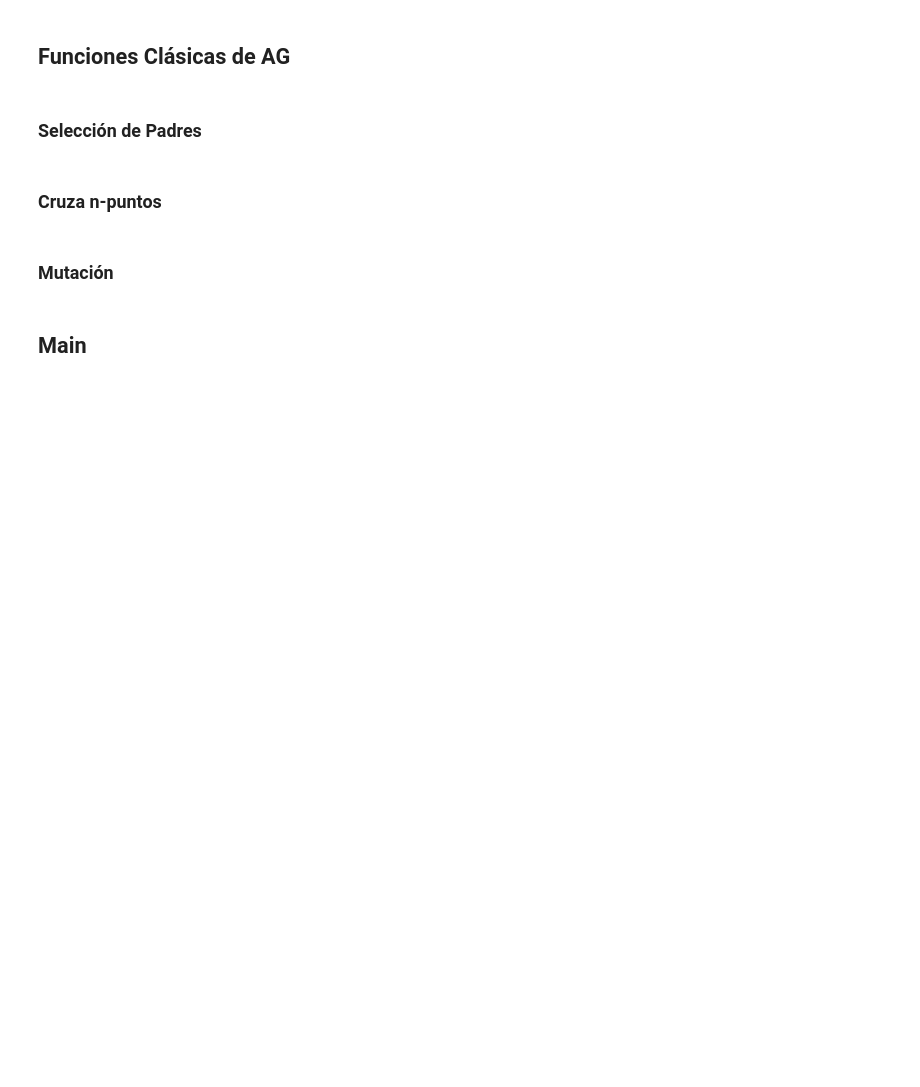
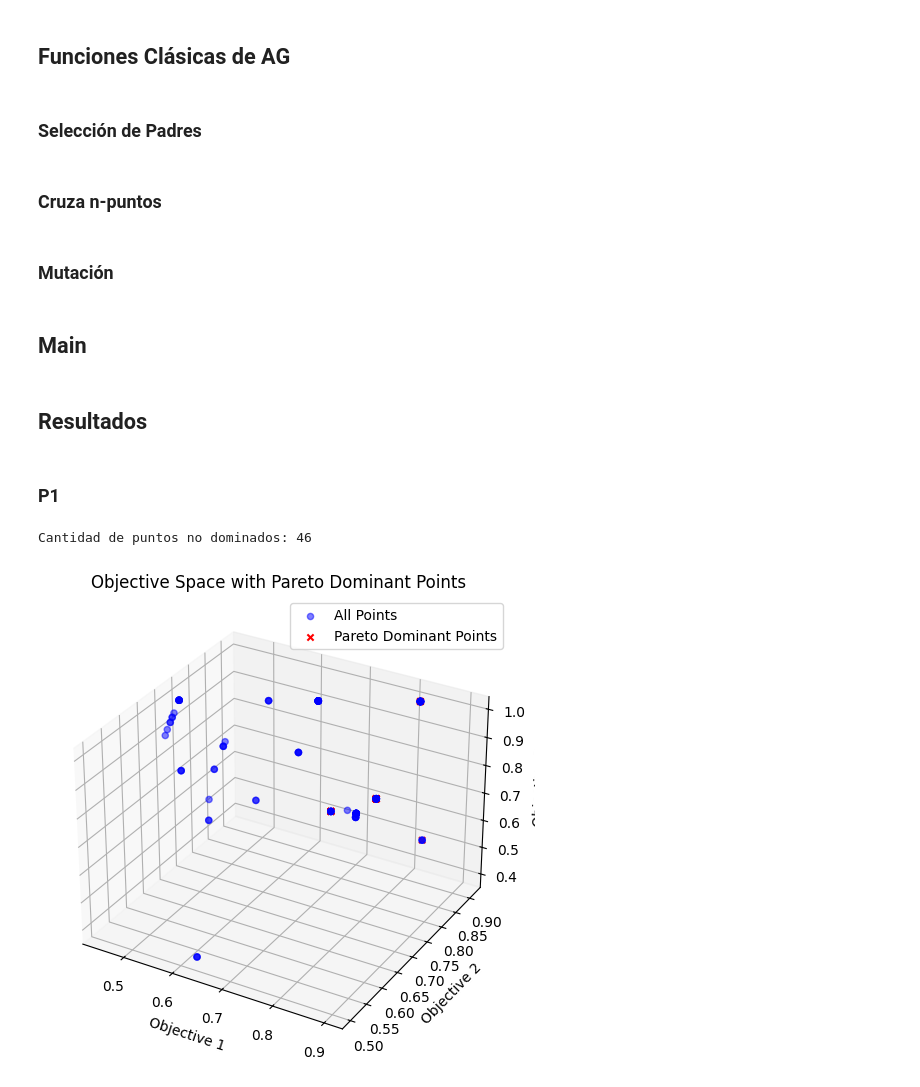
Before and after one commit to JoseFloreano/P3T_BIO_MOEAD, a Jupyter notebook: P3.ipynb, the cells around one changed output. Drawn from its saved outputs; the diff is of its cells as text; code cells hidden in the pictures; blank space fills up the shorter version.

Commit message:
Grafica

```diff
--- a/P3.ipynb
+++ b/P3.ipynb
@@ -1238,0 +1239,10 @@ def graficar(objective_points):
+# %% [markdown]
+## Resultados
+# %% [markdown]
+### P1
+# %%
+graficar(objetivos * -1)
+# PBI
+# %% [output]
+Cantidad de puntos no dominados: 46
+[figure, added]
```
Also changed, not shown: parts of 5 cells of this notebook, 6 other files.
